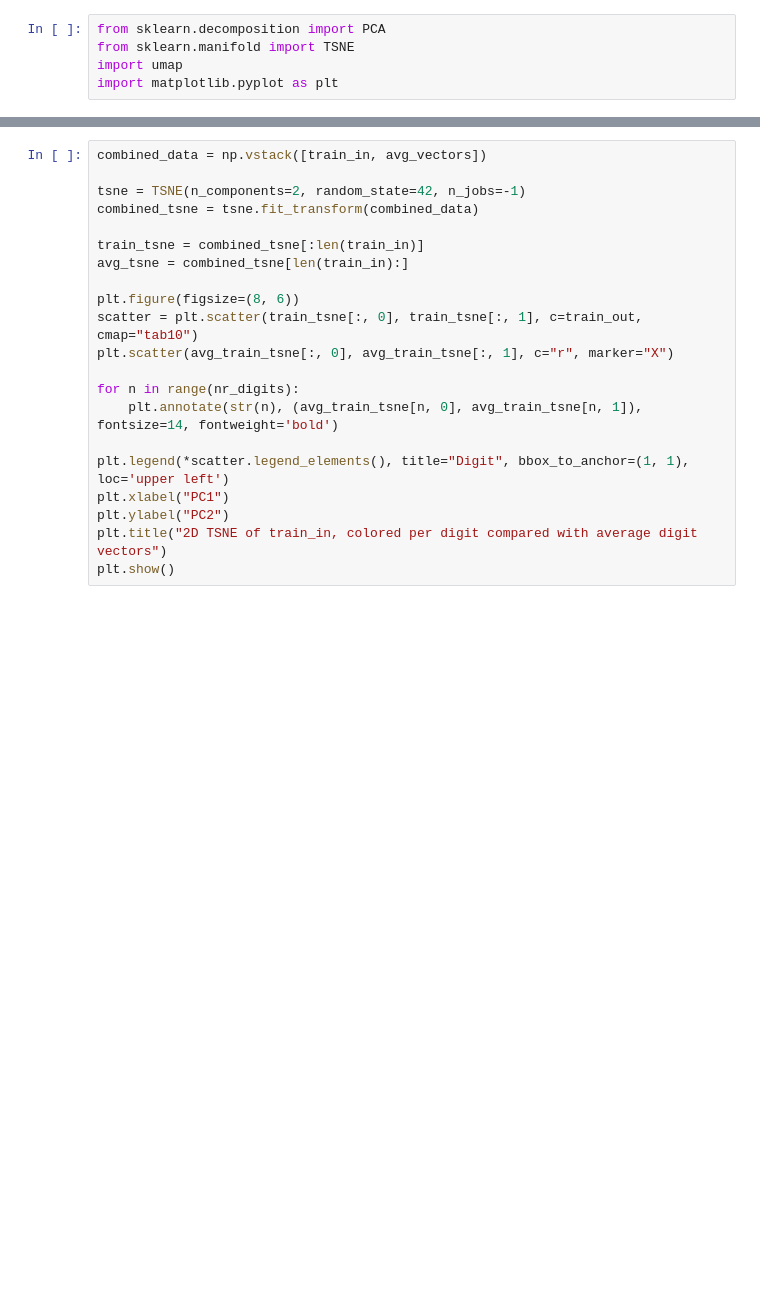
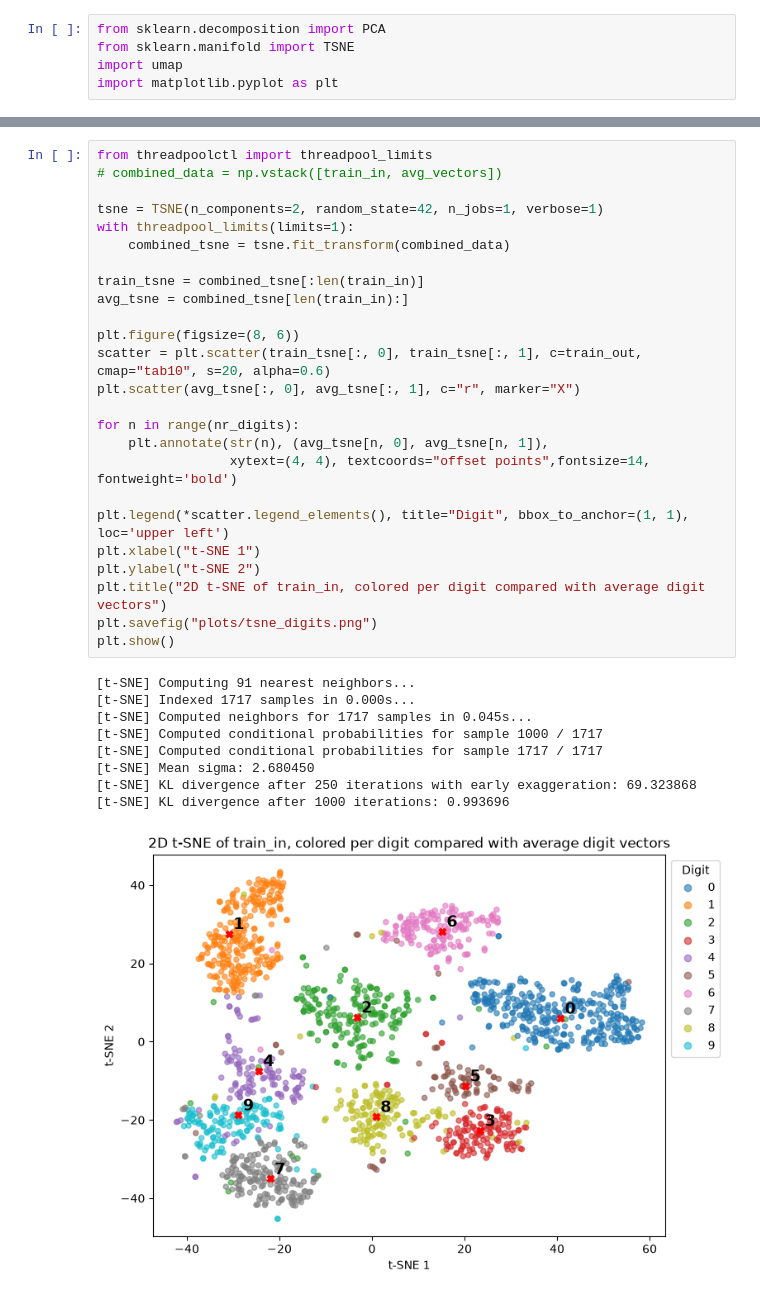
Before and after one commit to Jessek43/idl_a0, a Jupyter notebook: A0.ipynb, the cells around one changed output, grey strips where cells are left out. Saved outputs shown, nothing was run; the diff lists cells and outputs as text; blank space fills up the shorter version.

```diff
--- a/A0.ipynb
+++ b/A0.ipynb
@@ -132,21 +191,35 @@ plt.show()
 # %%
-combined_data = np.vstack([train_in, avg_vectors])
+from threadpoolctl import threadpool_limits
+# combined_data = np.vstack([train_in, avg_vectors])
 
-tsne = TSNE(n_components=2, random_state=42, n_jobs=-1)
-combined_tsne = tsne.fit_transform(combined_data)
+tsne = TSNE(n_components=2, random_state=42, n_jobs=1, verbose=1)
+with threadpool_limits(limits=1):
+    combined_tsne = tsne.fit_transform(combined_data)
 
 train_tsne = combined_tsne[:len(train_in)]
 avg_tsne = combined_tsne[len(train_in):]
 
 plt.figure(figsize=(8, 6))
-scatter = plt.scatter(train_tsne[:, 0], train_tsne[:, 1], c=train_out, cmap="tab10")
-plt.scatter(avg_train_tsne[:, 0], avg_train_tsne[:, 1], c="r", marker="X")
+scatter = plt.scatter(train_tsne[:, 0], train_tsne[:, 1], c=train_out, cmap="tab10", s=20, alpha=0.6)
+plt.scatter(avg_tsne[:, 0], avg_tsne[:, 1], c="r", marker="X")
 
 for n in range(nr_digits):
-    plt.annotate(str(n), (avg_train_tsne[n, 0], avg_train_tsne[n, 1]), fontsize=14, fontweight='bold')
+    plt.annotate(str(n), (avg_tsne[n, 0], avg_tsne[n, 1]),
+                 xytext=(4, 4), textcoords="offset points",fontsize=14, fontweight='bold')
 
 plt.legend(*scatter.legend_elements(), title="Digit", bbox_to_anchor=(1, 1), loc='upper left')
-plt.xlabel("PC1")
-plt.ylabel("PC2")
-plt.title("2D TSNE of train_in, colored per digit compared with average digit vectors")
+plt.xlabel("t-SNE 1")
+plt.ylabel("t-SNE 2")
+plt.title("2D t-SNE of train_in, colored per digit compared with average digit vectors")
+plt.savefig("plots/tsne_digits.png")
 plt.show()
+# %% [output]
+[t-SNE] Computing 91 nearest neighbors...
+[t-SNE] Indexed 1717 samples in 0.000s...
+[t-SNE] Computed neighbors for 1717 samples in 0.045s...
+[t-SNE] Computed conditional probabilities for sample 1000 / 1717
+[t-SNE] Computed conditional probabilities for sample 1717 / 1717
+[t-SNE] Mean sigma: 2.680450
+[t-SNE] KL divergence after 250 iterations with early exaggeration: 69.323868
+[t-SNE] KL divergence after 1000 iterations: 0.993696
+[figure, added]
```
Also changed, not shown: parts of 14 cells of this notebook, 5 other files.
